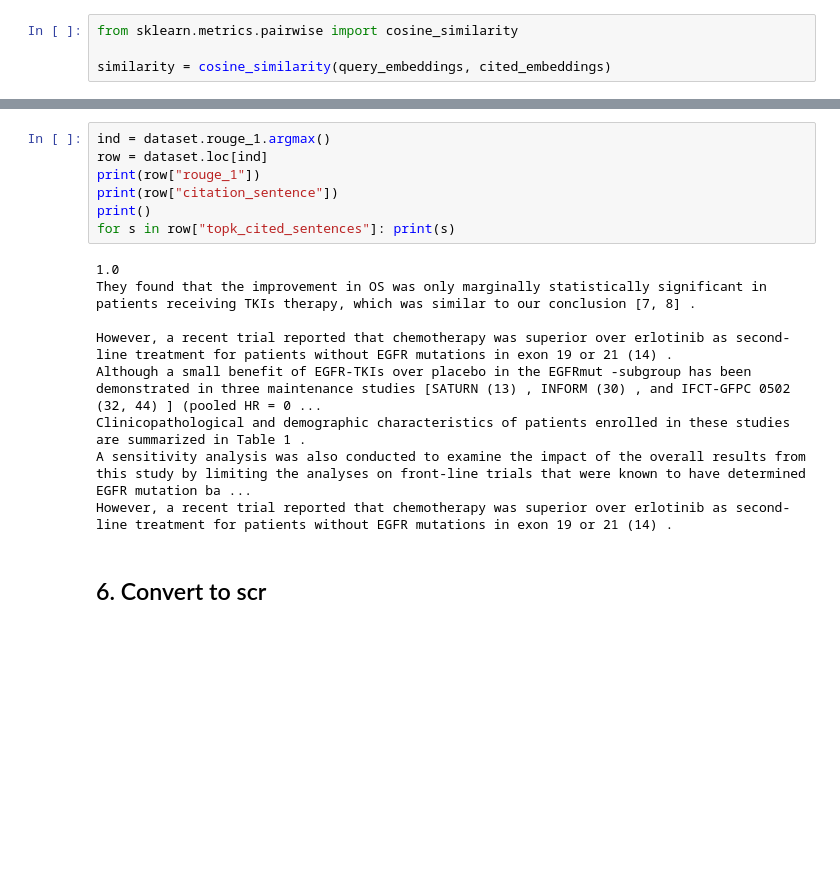
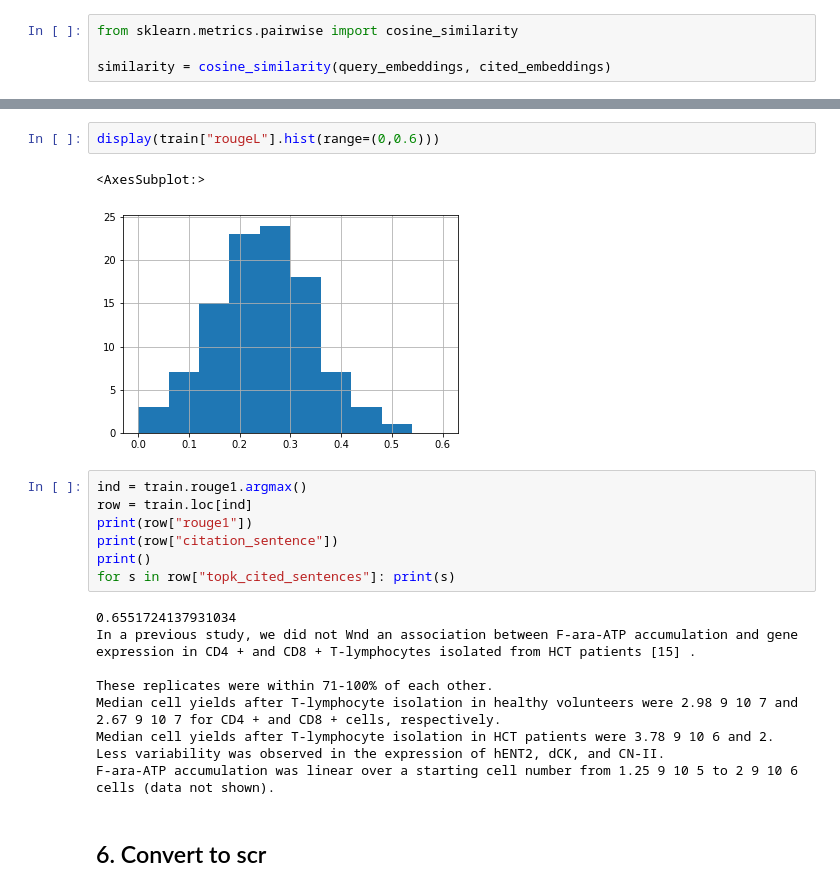
Before and after one commit to shengshimeiyan/citation-generation, a Jupyter notebook: notebooks/4_summarization.ipynb, the cells around one changed output, grey strips where cells are left out. Cells and saved outputs as stored; diff of their text form; blank space fills up the shorter version.

```diff
--- a/notebooks/4_summarization.ipynb
+++ b/notebooks/4_summarization.ipynb
@@ -203,19 +209,24 @@ array([[<AxesSubplot:title={'center':'rouge_3'}>,
+# %%
+display(train["rougeL"].hist(range=(0,0.6)))
+# %% [output]
+<AxesSubplot:>
+[figure, added]
 # %%
-ind = dataset.rouge_1.argmax()
-row = dataset.loc[ind]
-print(row["rouge_1"])
+ind = train.rouge1.argmax()
+row = train.loc[ind]
+print(row["rouge1"])
 print(row["citation_sentence"])
 print()
 for s in row["topk_cited_sentences"]: print(s)
 # %% [output]
-1.0
-They found that the improvement in OS was only marginally statistically significant in patients receiving TKIs therapy, which was similar to our conclusion [7, 8] .
+0.6551724137931034
+In a previous study, we did not Wnd an association between F-ara-ATP accumulation and gene expression in CD4 + and CD8 + T-lymphocytes isolated from HCT patients [15] .
 
-However, a recent trial reported that chemotherapy was superior over erlotinib as second-line treatment for patients without EGFR mutations in exon 19 or 21 (14) .
-Although a small benefit of EGFR-TKIs over placebo in the EGFRmut -subgroup has been demonstrated in three maintenance studies [SATURN (13) , INFORM (30) , and IFCT-GFPC 0502 (32, 44) ] (pooled HR = 0 ...
-Clinicopathological and demographic characteristics of patients enrolled in these studies are summarized in Table 1 .
-A sensitivity analysis was also conducted to examine the impact of the overall results from this study by limiting the analyses on front-line trials that were known to have determined EGFR mutation ba ...
-However, a recent trial reported that chemotherapy was superior over erlotinib as second-line treatment for patients without EGFR mutations in exon 19 or 21 (14) .
+These replicates were within 71-100% of each other.
+Median cell yields after T-lymphocyte isolation in healthy volunteers were 2.98 9 10 7 and 2.67 9 10 7 for CD4 + and CD8 + cells, respectively.
+Median cell yields after T-lymphocyte isolation in HCT patients were 3.78 9 10 6 and 2.
+Less variability was observed in the expression of hENT2, dCK, and CN-II.
+F-ara-ATP accumulation was linear over a starting cell number from 1.25 9 10 5 to 2 9 10 6 cells (data not shown).
 # %% [markdown]
 ## 6. Convert to scr
 # %%
```
Also changed, not shown: parts of 21 cells of this notebook, 1 other file.
